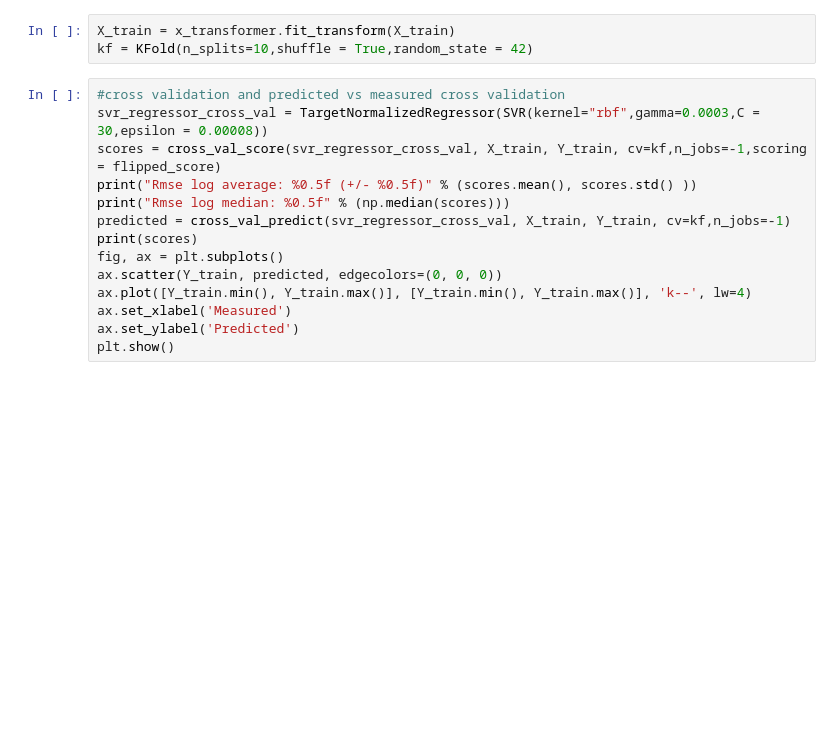
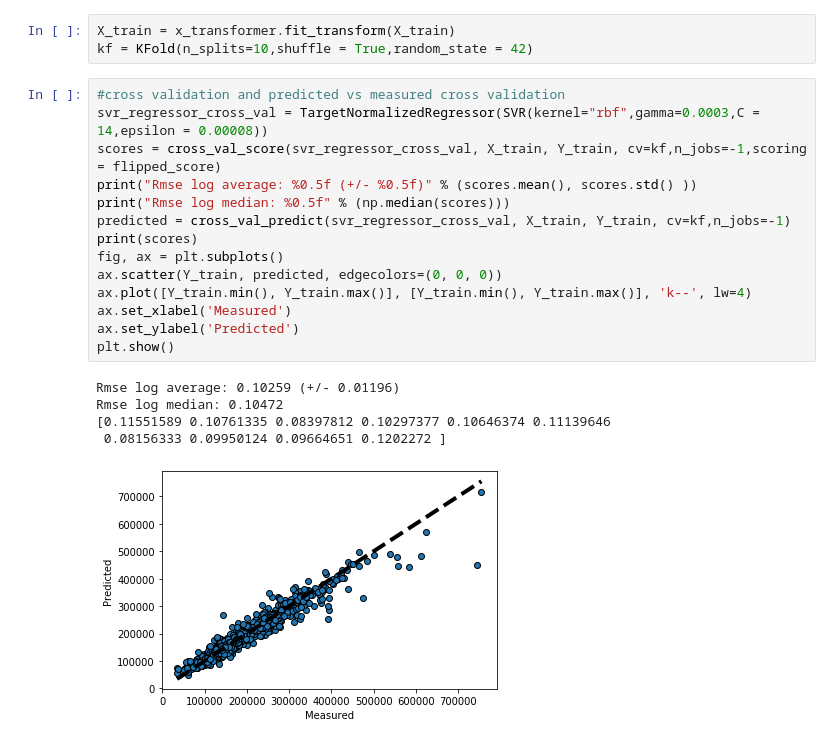
Before and after one commit to ViktorTarasenko/housepricing, a Jupyter notebook: modelling_svr.ipynb, the cells around one changed output. Saved outputs shown, nothing was run; the diff lists cells and outputs as text; blank space fills up the shorter version.

```diff
--- a/modelling_svr.ipynb
+++ b/modelling_svr.ipynb
@@ -76,18 +76,24 @@ X_train = x_transformer.fit_transform(X_train)
 kf = KFold(n_splits=10,shuffle = True,random_state = 42)
 # %%
 #cross validation and predicted vs measured cross validation
-svr_regressor_cross_val = TargetNormalizedRegressor(SVR(kernel="rbf",gamma=0.0003,C = 30,epsilon = 0.00008))
+svr_regressor_cross_val = TargetNormalizedRegressor(SVR(kernel="rbf",gamma=0.0003,C = 14,epsilon = 0.00008))
 scores = cross_val_score(svr_regressor_cross_val, X_train, Y_train, cv=kf,n_jobs=-1,scoring = flipped_score)
 print("Rmse log average: %0.5f (+/- %0.5f)" % (scores.mean(), scores.std() ))
 print("Rmse log median: %0.5f" % (np.median(scores)))
 predicted = cross_val_predict(svr_regressor_cross_val, X_train, Y_train, cv=kf,n_jobs=-1)
 print(scores)
 fig, ax = plt.subplots()
 ax.scatter(Y_train, predicted, edgecolors=(0, 0, 0))
 ax.plot([Y_train.min(), Y_train.max()], [Y_train.min(), Y_train.max()], 'k--', lw=4)
 ax.set_xlabel('Measured')
 ax.set_ylabel('Predicted')
 plt.show()
+# %% [output]
+Rmse log average: 0.10259 (+/- 0.01196)
+Rmse log median: 0.10472
+[0.11551589 0.10761335 0.08397812 0.10297377 0.10646374 0.11139646
+ 0.08156333 0.09950124 0.09664651 0.1202272 ]
+[figure, added]
 # %%
 #learning curve of best model
 plot_learning_curve(svr_regressor_cross_val, "Title", X_train, Y_train, None, cv=kf, n_jobs=-1,scoring = flipped_score)
```
Also changed, not shown: parts of 1 cell of this notebook, 8 other files.
